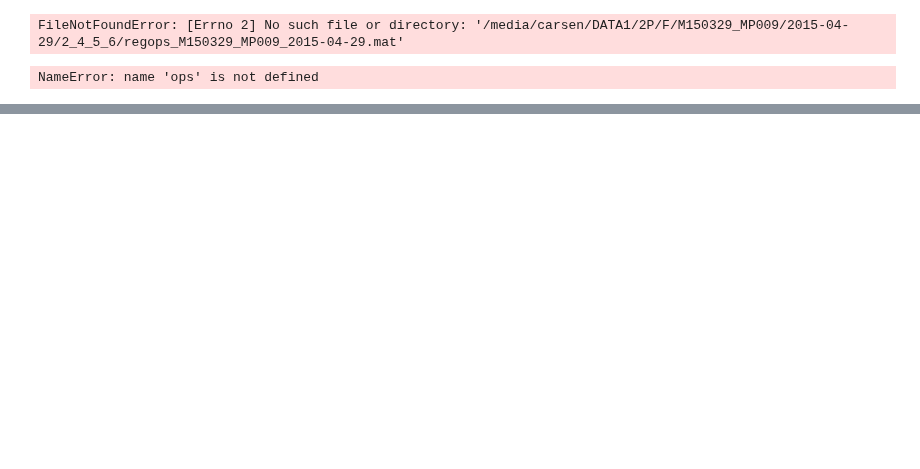
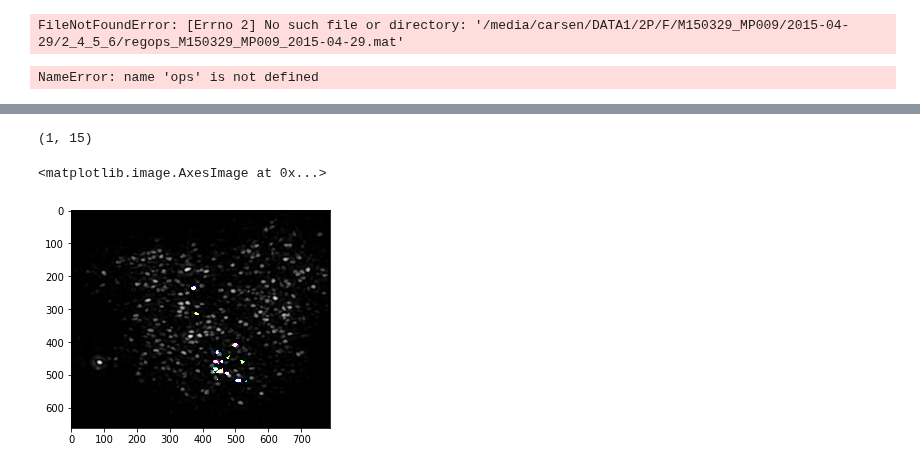
Before and after one commit to MouseLand/suite2p, a Jupyter notebook: trycelldetect.ipynb, the cells around one changed output, grey strips where cells are left out. Cells and saved outputs as stored; diff of their text form; code cells hidden in the pictures; blank space fills up the shorter version.

```diff
--- a/trycelldetect.ipynb
+++ b/trycelldetect.ipynb
@@ -430,14 +430,3 @@ mu = params[0]
 plt.xlim([mu[1]-10,mu[1]+10])
 plt.ylim([mu[0]-10,mu[0]+10])
 plt.show()
-# %%
-load('../data/')
-ncells = len(stat)-1
-Ly = ops['Ly']
-Lx = ops['Lx']
-iROI = -1 * np.ones((Ly,Lx), dtype=np.int32)
-for n in range(ncells):
-    ypix = stat[n]['ypix']
-    if ypix is not None:
-        xpix = stat[n]['xpix']
-        iROI[ypix,xpix] = n
@@ -443,0 +477,32 @@ for n in range(ncells):
+# %%
+stat[n]['iext'].shape
+# %% [output]
+(1, 15)
+# %%
+import matplotlib.pyplot as plt
+from matplotlib.colors import hsv_to_rgb
+
+%matplotlib inline
+
+vcorr = ops['Vcorr']
+mimg = np.zeros((ops['Ly'],ops['Lx']),np.float32)
+mimg[ops['yrange'][0]:ops['yrange'][1],
+ops['xrange'][0]:ops['xrange'][1]] = vcorr
+mimg = mimg - mimg.min()
+mimg = mimg / mimg.max()
+
+cols = np.random.random((ncells,))
+H = np.zeros((Ly,Lx,1), np.float32)
+iM1 = iExt[1,:,:]
+H[iM1>=0,0] = cols[iM1[iM1>=0]]
+Lam1 = Lam[1,:,:]
+#V  = np.maximum(0, np.minimum(1, 0.75 * Lam1/ Lam1[Lam1>1e-10].mean()))
+V = np.minimum(1, np.expand_dims(mimg,axis=2) + S)
+S = np.expand_dims(Sext[1,:,:],axis=2)
+#plt.imshow(Lam[0,:,:],vmin=0,vmax=.015)
+rgb = hsv_to_rgb(np.concatenate((H,S,V),axis=2))
+
+plt.imshow(rgb)
+# %% [output]
+<matplotlib.image.AxesImage at 0x...>
+[figure, added]
```
Also changed, not shown: parts of 4 cells of this notebook, 1 other file.
